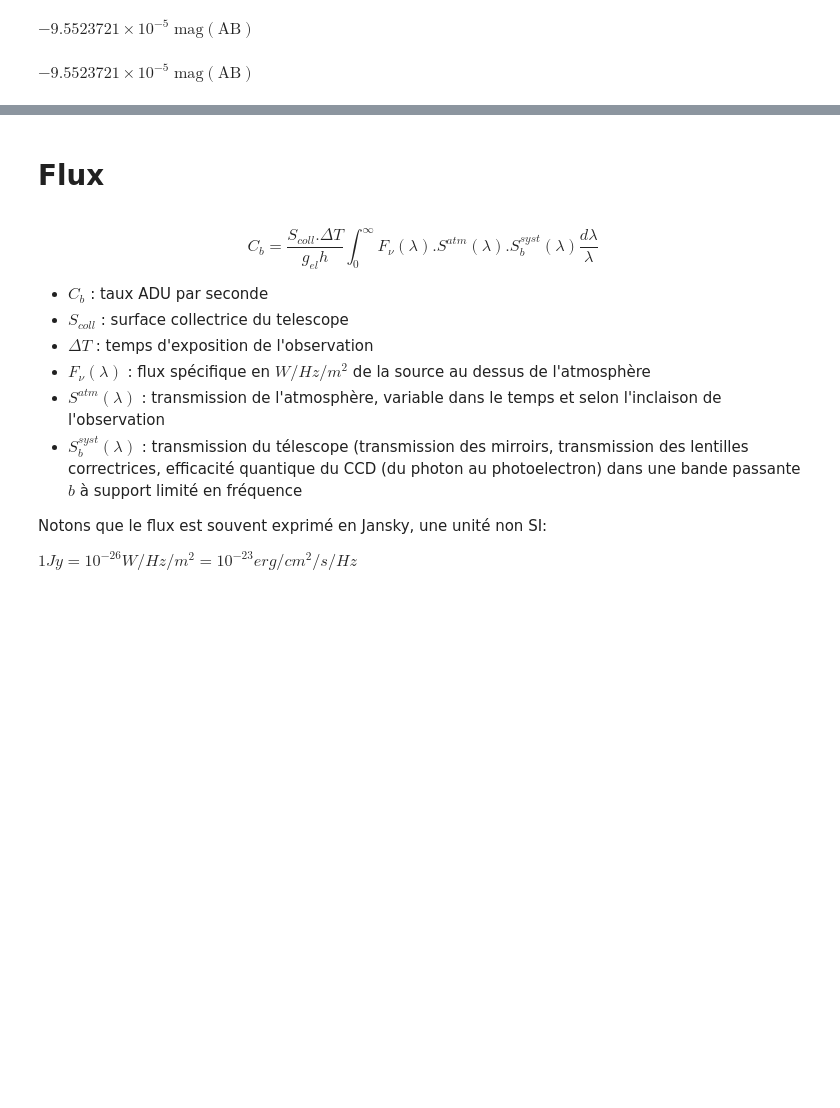
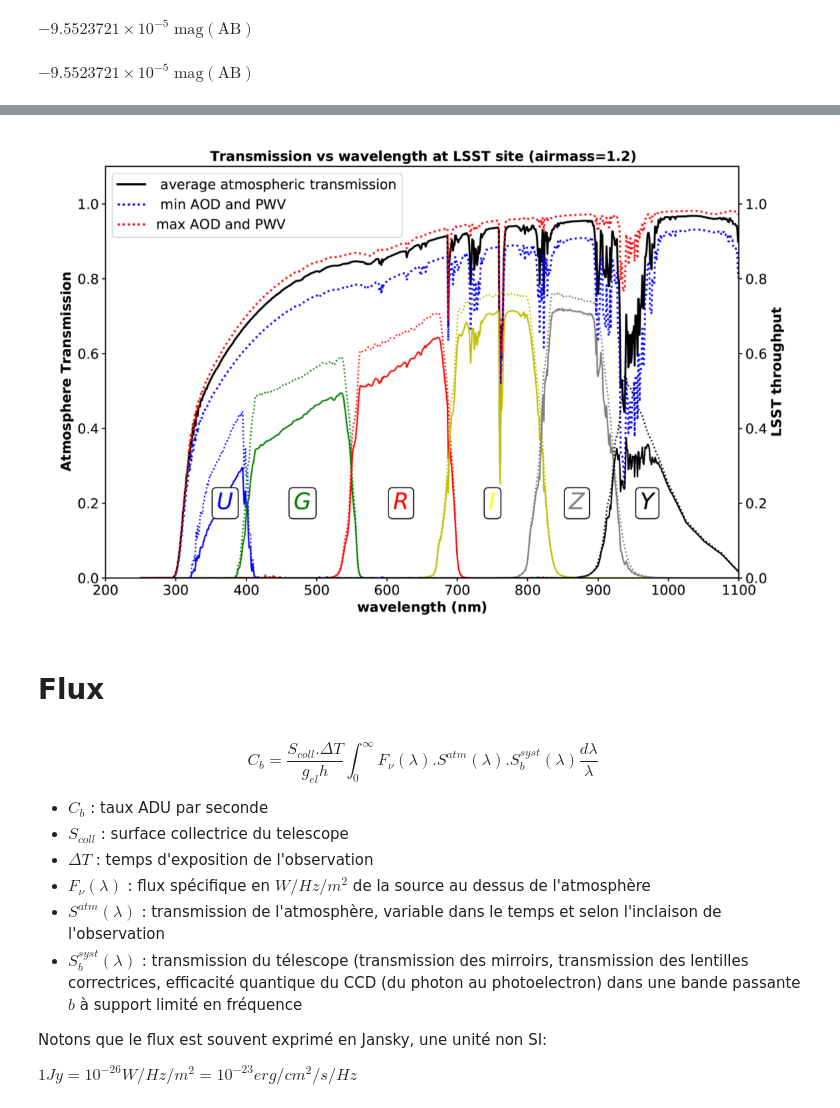
Before and after one commit to sylvielsstfr/StageM12021, a Jupyter notebook: notebooks/Photometry/Photometry.ipynb, the cells around one changed output, grey strips where cells are left out. Cells and saved outputs as stored; diff of their text form; code cells hidden in the pictures; blank space fills up the shorter version.

```diff
--- a/notebooks/Photometry/Photometry.ipynb
+++ b/notebooks/Photometry/Photometry.ipynb
@@ -75,3 +82,7 @@ $-9.5523721 \times 10^{-5} \; \mathrm{mag}$$\mathrm{\left( \mathrm{AB} \right)}$
+# %%
+display(Image(filename='figures/atmospherelsst.png'))
+# %% [output]
+[figure, added]
 # %% [markdown]
 # Flux
 # %% [markdown]
```
Also changed, not shown: parts of 32 cells of this notebook.
